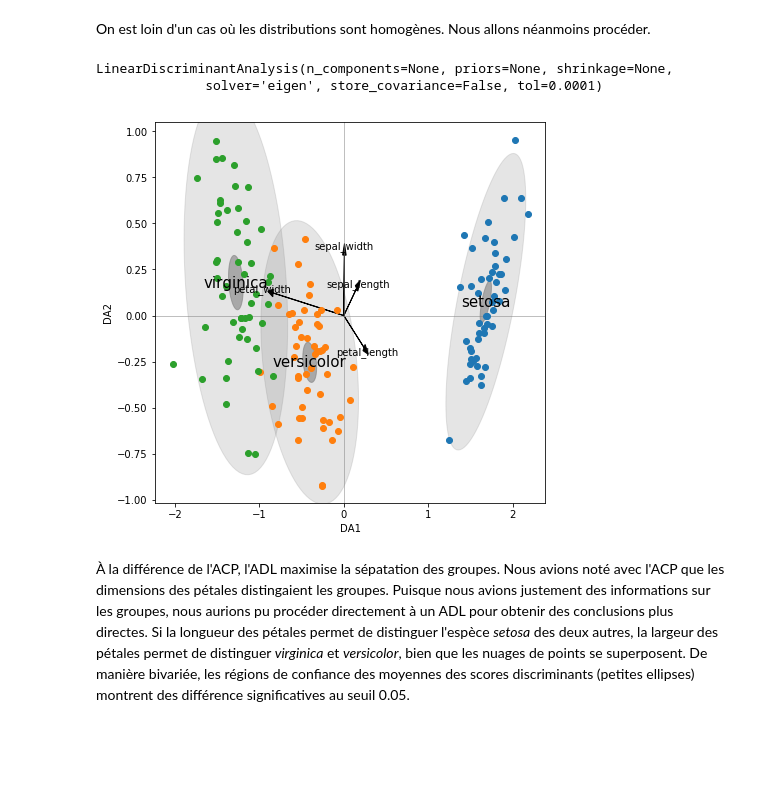
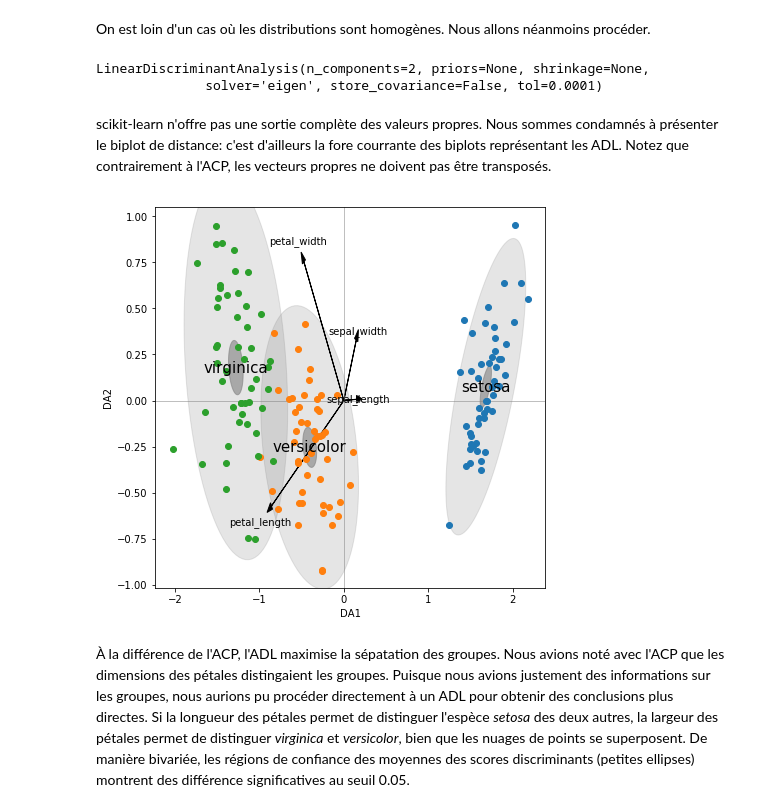
Before and after one commit to essicolo/ecologie-mathematique-Py, a Jupyter notebook: 7_AssocPartOrdin/7_AssocPartOrdin.ipynb, the cells around one changed output. Drawn from its saved outputs; the diff is of its cells as text; code cells hidden in the pictures; blank space fills up the shorter version.

```diff
--- a/7_AssocPartOrdin/7_AssocPartOrdin.ipynb
+++ b/7_AssocPartOrdin/7_AssocPartOrdin.ipynb
@@ -1552,23 +1564,24 @@ On est loin d'un cas où les distributions sont homogènes. Nous allons néanmoi
 # %%
 from sklearn.discriminant_analysis import LinearDiscriminantAnalysis as LDA
 
-iris_lda = LDA(solver='eigen')
+iris_dim_sc = preprocessing.scale(iris_dim, axis=0) # standardiser à une moyenne de 0 et une variance de 1
+iris_lda = LDA(solver='eigen', n_components=2)
 iris_lda.fit(X=iris_dim_sc, y=iris.species)
 # %% [output]
-LinearDiscriminantAnalysis(n_components=None, priors=None, shrinkage=None,
+LinearDiscriminantAnalysis(n_components=2, priors=None, shrinkage=None,
               solver='eigen', store_covariance=False, tol=0.0001)
+# %% [markdown]
+scikit-learn n'offre pas une sortie complète des valeurs propres. Nous sommes condamnés à présenter le biplot de distance: c'est d'ailleurs la fore courrante des biplots représentant les ADL. Notez que contrairement à l'ACP, les vecteurs propres ne doivent pas être transposés.
 # %%
 plt.figure(figsize=(7, 7))
-bp.biplot(objects=iris_lda.transform(iris_dim_sc),
-          eigenvectors=iris_lda.scalings_.T,
-          #eigenvalues=iris_lda.explained_variance_ratio_,
+op.biplot(objects=iris_lda.transform(iris_dim_sc),
+          eigenvectors=iris_lda.scalings_,
           vector_labels=iris_dim.columns,
           axis_label = 'DA',
           group=iris.species,
-          #scaling=2,
           plot_ellipses=True)
 # %% [output]
-[figure, old version]
+[figure, new version]
 # %% [markdown]
 À la différence de l'ACP, l'ADL maximise la sépatation des groupes. Nous avions noté avec l'ACP que les dimensions des pétales distingaient les groupes. Puisque nous avions justement des informations sur les groupes, nous aurions pu procéder directement à un ADL pour obtenir des conclusions plus directes. Si la longueur des pétales permet de distinguer l'espèce *setosa* des deux autres, la largeur des pétales permet de distinguer *virginica* et *versicolor*, bien que les nuages de points se superposent. De manière bivariée, les régions de confiance des moyennes des scores discriminants (petites ellipses) montrent des différence significatives au seuil 0.05.
 # %% [markdown]
```
Also changed, not shown: parts of 61 cells of this notebook, 2 other files.
